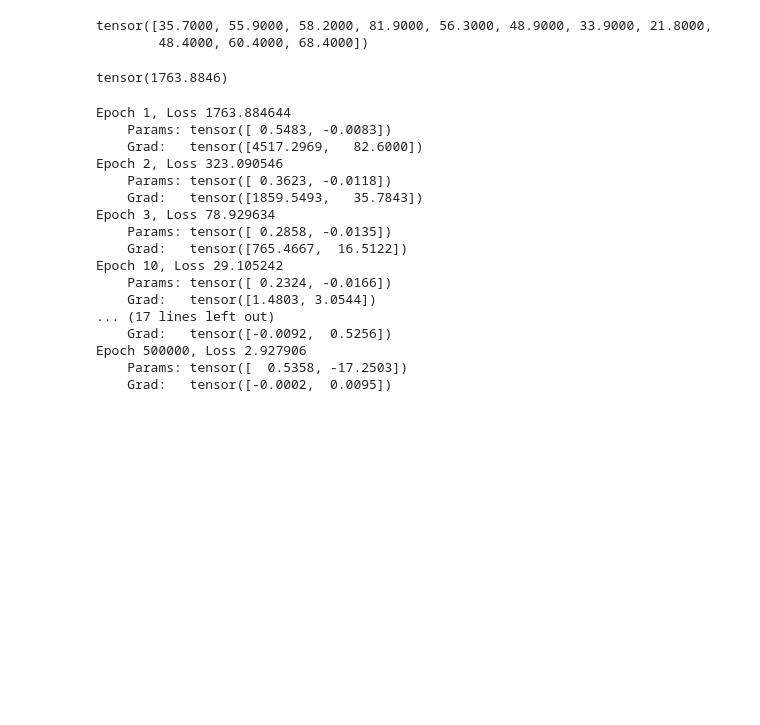
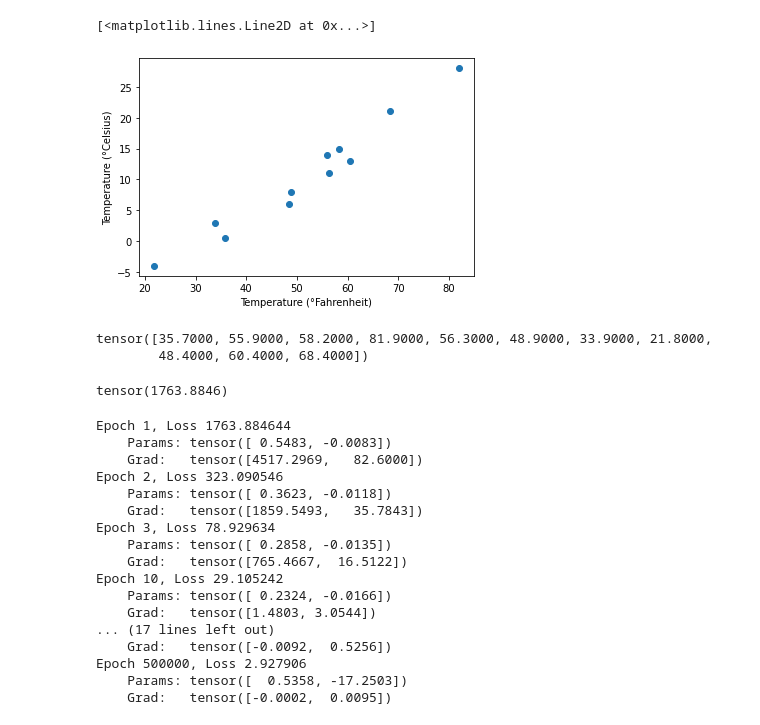
Before and after one commit to Mohamedhabi/deep-learning-with-pytorch-myCode, a Jupyter notebook: 5/learning.ipynb, the cells around one changed output. Cells and saved outputs as stored; diff of their text form; code cells hidden in the pictures; blank space fills up the shorter version.

```diff
--- a/5/learning.ipynb
+++ b/5/learning.ipynb
@@ -3,8 +6,15 @@ import torch
 # %%
 t_c = [0.5, 14.0, 15.0, 28.0, 11.0, 8.0, 3.0, -4.0, 6.0, 13.0, 21.0]
 t_u = [35.7, 55.9, 58.2, 81.9, 56.3, 48.9, 33.9, 21.8, 48.4, 60.4, 68.4]
 t_c = torch.tensor(t_c)
 t_u = torch.tensor(t_u)
+
+plt.xlabel("Temperature (°Fahrenheit)")
+plt.ylabel("Temperature (°Celsius)")
+plt.plot(t_u.numpy(), t_c.numpy(), 'o')
+# %% [output]
+[<matplotlib.lines.Line2D at 0x...>]
+[figure, added]
 # %%
 def model(t_u, w, b):
     return w * t_u + b
```
Also changed, not shown: parts of 25 cells of this notebook.
